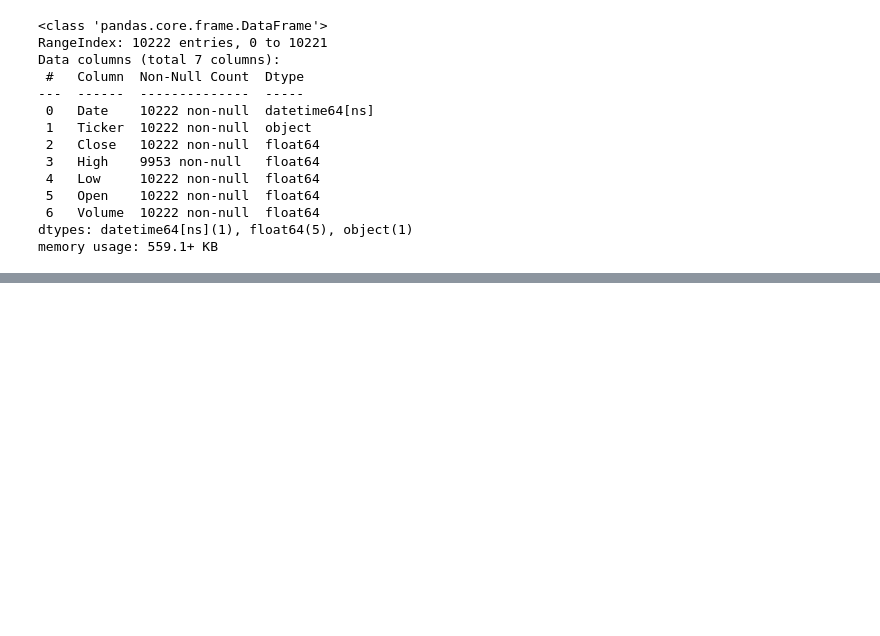
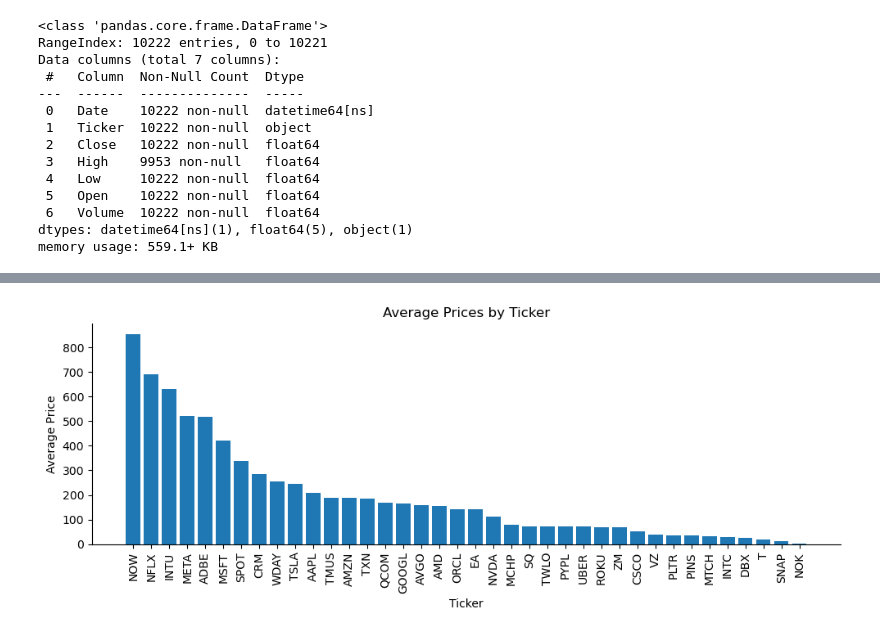
Before and after one commit to modyreturn/Stock-Market-Analysis, a Jupyter notebook: Stock_Analysis.ipynb, the cells around one changed output, grey strips where cells are left out. Cells and saved outputs as stored; diff of their text form; code cells hidden in the pictures; blank space fills up the shorter version.

```diff
--- a/Stock_Analysis.ipynb
+++ b/Stock_Analysis.ipynb
@@ -136,0 +174,15 @@ df_save = df_reshaped.to_csv('stock_analysis.csv')
+# %%
+#Ticker_prices = df_reshaped.groupby('Ticker')['Close'].mean().reset_index()
+
+plt.figure(figsize=(10, 4))
+plt.bar(range(len(ticker_prices['Ticker'])), ticker_prices['Close'])
+plt.xlabel('Ticker')
+plt.ylabel('Average Price')
+plt.title('Average Prices by Ticker')
+plt.xticks(range(len(ticker_prices['Ticker'])), ticker_prices['Ticker'], rotation=90)
+
+sns.despine()
+plt.tight_layout()
+plt.show()
+# %% [output]
+[figure, added]
```
Also changed, not shown: parts of 3 cells of this notebook.
